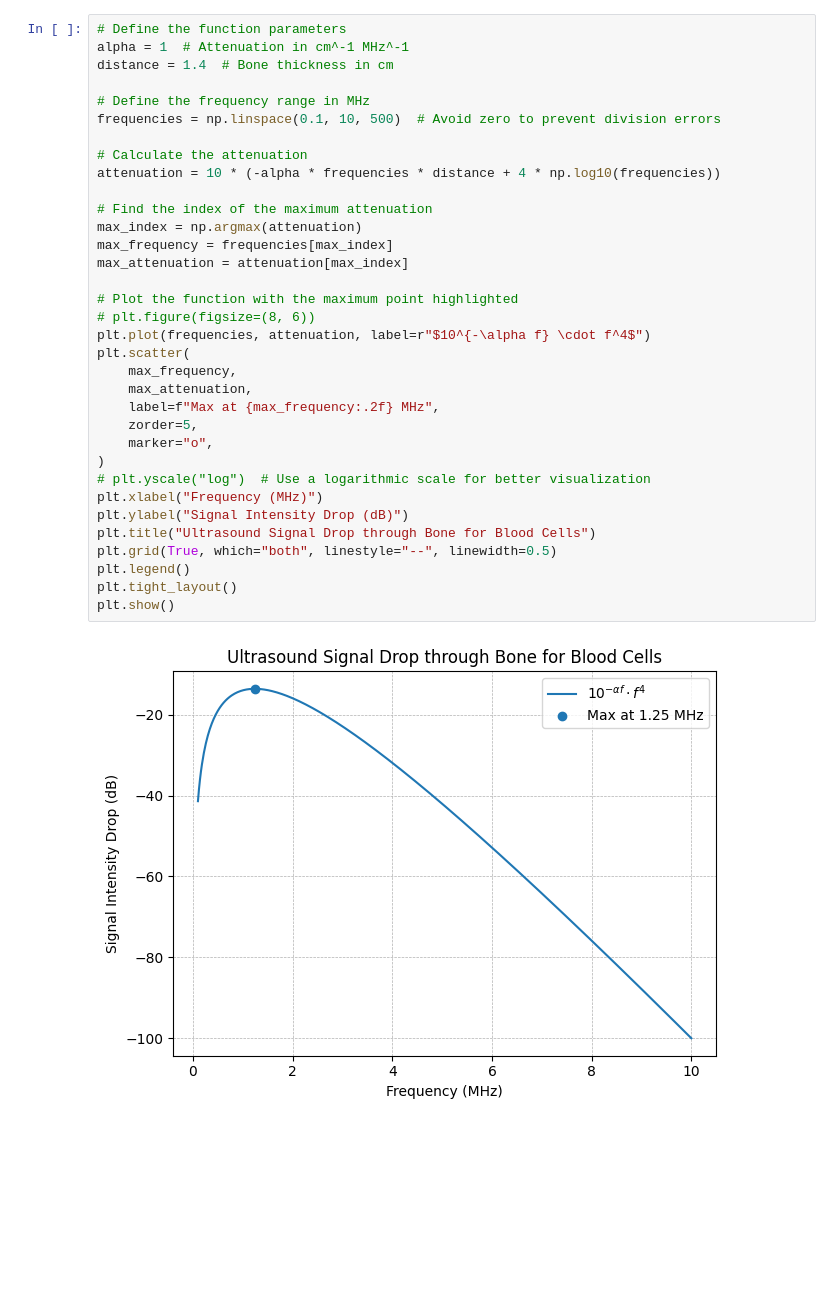
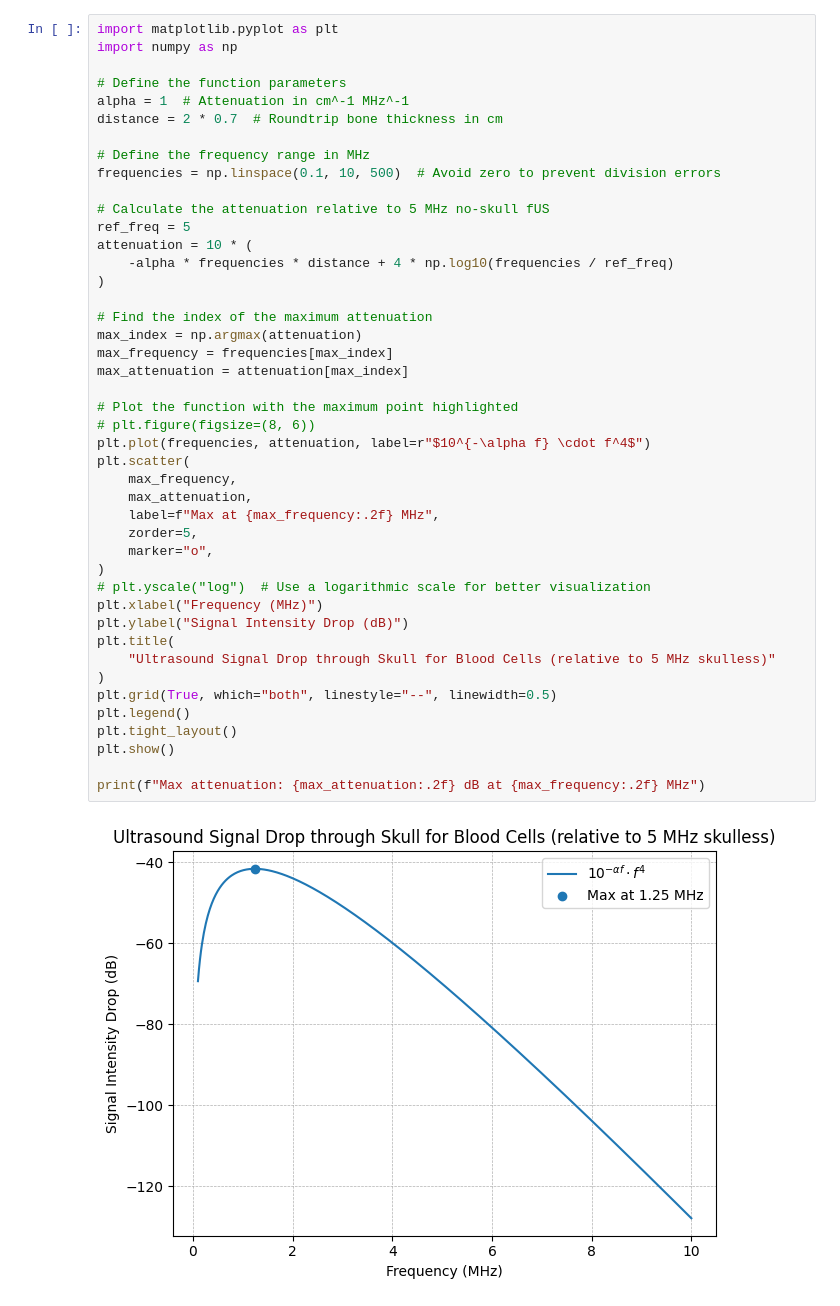
Before and after one commit to Brain-Hack-2024/transcranial-ultrasound, a Jupyter notebook: frequency-selection/main.ipynb, the cells around one changed output. Drawn from its saved outputs; the diff is of its cells as text; blank space fills up the shorter version.

```diff
--- a/frequency-selection/main.ipynb
+++ b/frequency-selection/main.ipynb
@@ -4,36 +1,46 @@ import numpy as np
 # %%
+import matplotlib.pyplot as plt
+import numpy as np
+
 # Define the function parameters
 alpha = 1  # Attenuation in cm^-1 MHz^-1
-distance = 1.4  # Bone thickness in cm
+distance = 2 * 0.7  # Roundtrip bone thickness in cm
 
 # Define the frequency range in MHz
 frequencies = np.linspace(0.1, 10, 500)  # Avoid zero to prevent division errors
 
-# Calculate the attenuation
-attenuation = 10 * (-alpha * frequencies * distance + 4 * np.log10(frequencies))
+# Calculate the attenuation relative to 5 MHz no-skull fUS
+ref_freq = 5
+attenuation = 10 * (
+    -alpha * frequencies * distance + 4 * np.log10(frequencies / ref_freq)
+)
 
 # Find the index of the maximum attenuation
 max_index = np.argmax(attenuation)
 max_frequency = frequencies[max_index]
 max_attenuation = attenuation[max_index]
 
 # Plot the function with the maximum point highlighted
 # plt.figure(figsize=(8, 6))
 plt.plot(frequencies, attenuation, label=r"$10^{-\alpha f} \cdot f^4$")
 plt.scatter(
     max_frequency,
     max_attenuation,
     label=f"Max at {max_frequency:.2f} MHz",
     zorder=5,
     marker="o",
 )
 # plt.yscale("log")  # Use a logarithmic scale for better visualization
 plt.xlabel("Frequency (MHz)")
 plt.ylabel("Signal Intensity Drop (dB)")
-plt.title("Ultrasound Signal Drop through Bone for Blood Cells")
+plt.title(
+    "Ultrasound Signal Drop through Skull for Blood Cells (relative to 5 MHz skulless)"
+)
 plt.grid(True, which="both", linestyle="--", linewidth=0.5)
 plt.legend()
 plt.tight_layout()
 plt.show()
+
+print(f"Max attenuation: {max_attenuation:.2f} dB at {max_frequency:.2f} MHz")
 # %% [output]
-[figure, old version]
+[figure, new version]
```
Also changed, not shown: parts of 2 cells of this notebook, 1 other file.
